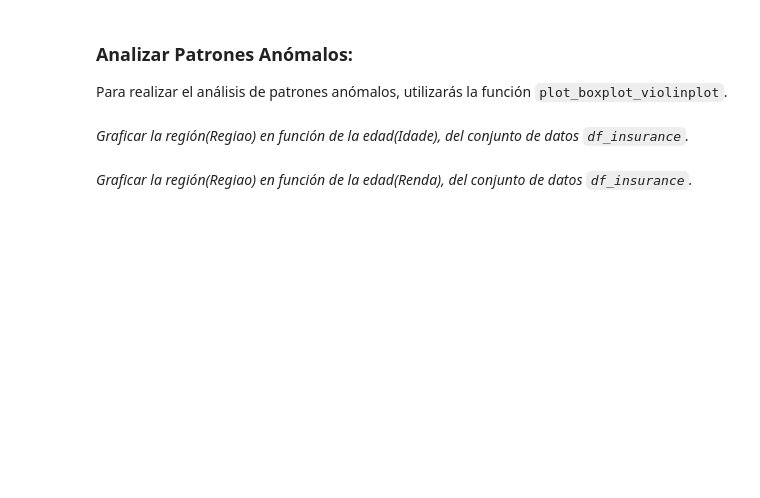
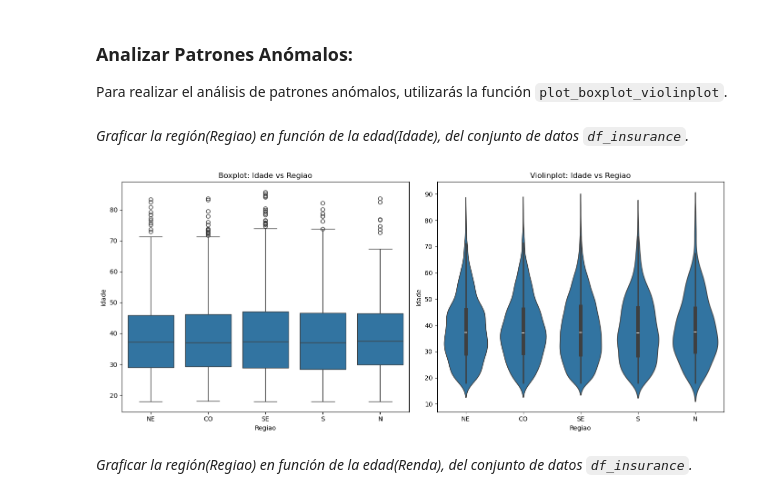
Before and after one commit to irina-yakovleva/python_b2_edp_uoc, a Jupyter notebook: python_b2_proyecto_final.ipynb, the cells around one changed output. Cells and saved outputs as stored; diff of their text form; code cells hidden in the pictures; blank space fills up the shorter version.

```diff
--- a/python_b2_proyecto_final.ipynb
+++ b/python_b2_proyecto_final.ipynb
@@ -493,7 +486,8 @@ df_investment = pd.read_csv("change_path_to_InvestmentBankCDE")
 *Realiza la misma acción para InvestmentBankCDE.csv.*
 # %%
 #Write your code here
-df_insurance = pd.read_csv("change_path_to_InsuranceCompanyABC")
+# Añadimos el path correcto
+df_insurance = pd.read_csv("data/InsuranceCompanyABC.csv")
 # %% [markdown]
 ## Pregunta
 *¿Puedes identificar un atributo común entre los diferentes conjuntos de datos que permita juntarlos?*
@@ -660,2 +1451,25 @@ Para realizar el análisis de patrones anómalos, utilizarás la función `plot_
+# %%
+#Write your code here for df_insurance
+
+def plot_boxplot_violinplot(data, x, y):
+    plt.figure(figsize=(14, 6))
+
+    # Boxplot
+    plt.subplot(1, 2, 1)
+    sns.boxplot(x=x, y=y, data=data)
+    plt.title('Boxplot: ' + y + ' vs ' + x)
+
+    # Violinplot
+    plt.subplot(1, 2, 2)
+    sns.violinplot(x=x, y=y, data=data)
+    plt.title('Violinplot: ' + y + ' vs ' + x)
+
+    plt.tight_layout()
+    plt.show()
+
+# Aplicar la función al conjunto de datos
+plot_boxplot_violinplot(df_insurance, x='Regiao', y='Idade')
+# %% [output]
+[figure, added]
 # %% [markdown]
  *Graficar la región(Regiao) en función de la edad(Renda), del conjunto de datos `df_insurance`.*
```
Also changed, not shown: parts of 65 cells of this notebook.
